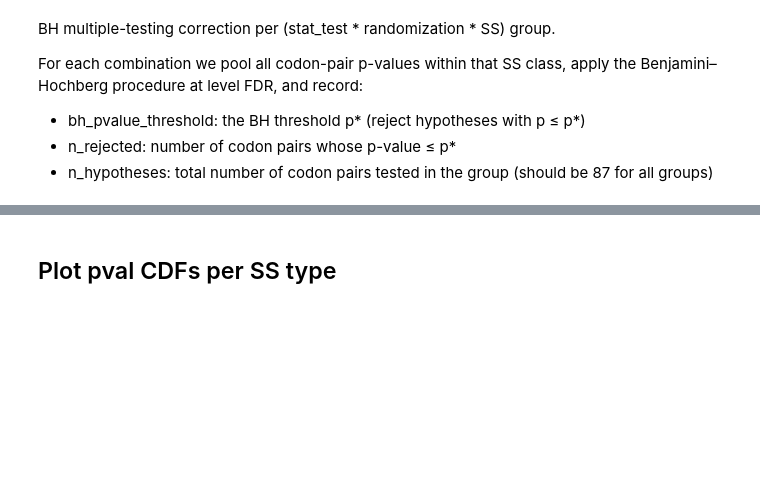
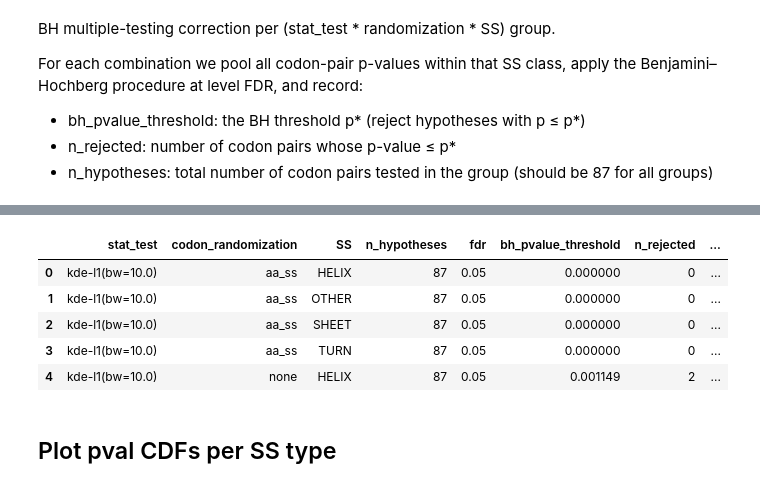
Before and after one commit to vistalab-technion/pp5, a Jupyter notebook: notebooks/pnas2026/w2torus-analysis.ipynb, the cells around one changed output, grey strips where cells are left out. Saved outputs shown, nothing was run; the diff lists cells and outputs as text; code cells hidden in the pictures; blank space fills up the shorter version.

```diff
--- a/notebooks/pnas2026/w2torus-analysis.ipynb
+++ b/notebooks/pnas2026/w2torus-analysis.ipynb
@@ -74,15 +54,3 @@ def _get_randomization_type(k: str) -> str:
 # %% [markdown]
 
 ### Load all pval csvs into single df
-# %%
-pval_dfs = []
-
-for run_label, csv_path in LABELLED_CSV_PATHS.items():
-    df = pd.read_csv(csv_path).copy()
-
-    stat_test_name = _get_stat_test_type(run_label)
-    randomization_type = _get_randomization_type(run_label)
-
-    df["stat_test"] = stat_test_name
-    df["codon_randomization"] = randomization_type
-    pval_dfs.append(df)
@@ -229,3 +139,27 @@ df_rejections.head()
+# %%
+df_rejections = compute_bh_rejections(df_all_pvals, fdr=FDR)
+# Expand the shared module's list-valued rejected_pairs into the same
+# semicolon-joined string format the rest of this notebook already expects.
+df_rejections["rejected_pairs"] = df_rejections["rejected_pairs"].apply(
+    lambda pairs: "; ".join(pairs)
+)
+test_type_test_params = df_rejections["stat_test"].apply(_parse_stat_test_name)
+df_rejections["test_type"] = test_type_test_params.apply(lambda t: t[0])
+df_rejections["test_params"] = test_type_test_params.apply(lambda t: t[1])
+df_rejections["test_family"] = df_rejections["test_type"].map(
+    lambda t: test_type_display.get(t, t)
+)
+df_rejections = df_rejections.sort_values(
+    by=["stat_test", "codon_randomization", "SS"], kind="stable"
+).reset_index(drop=True)
+df_rejections.head()
+# %% [output]
+|  | stat_test | codon_randomization | SS | n_hypotheses | fdr | bh_pvalue_threshold | n_rejected | ... |
+| 0 | kde-l1(bw=10.0) | aa_ss | HELIX | 87 | 0.05 | 0.000000 | 0 | ... |
+| 1 | kde-l1(bw=10.0) | aa_ss | OTHER | 87 | 0.05 | 0.000000 | 0 | ... |
+| 2 | kde-l1(bw=10.0) | aa_ss | SHEET | 87 | 0.05 | 0.000000 | 0 | ... |
+| 3 | kde-l1(bw=10.0) | aa_ss | TURN | 87 | 0.05 | 0.000000 | 0 | ... |
+| 4 | kde-l1(bw=10.0) | none | HELIX | 87 | 0.05 | 0.001149 | 2 | ... |
 # %%
 df_rejections.to_csv(OUT_DIR / f"rejections-{FDR=:.2f}.csv", index=False)
 # %% [markdown]
```
Also changed, not shown: parts of 18 cells of this notebook.
